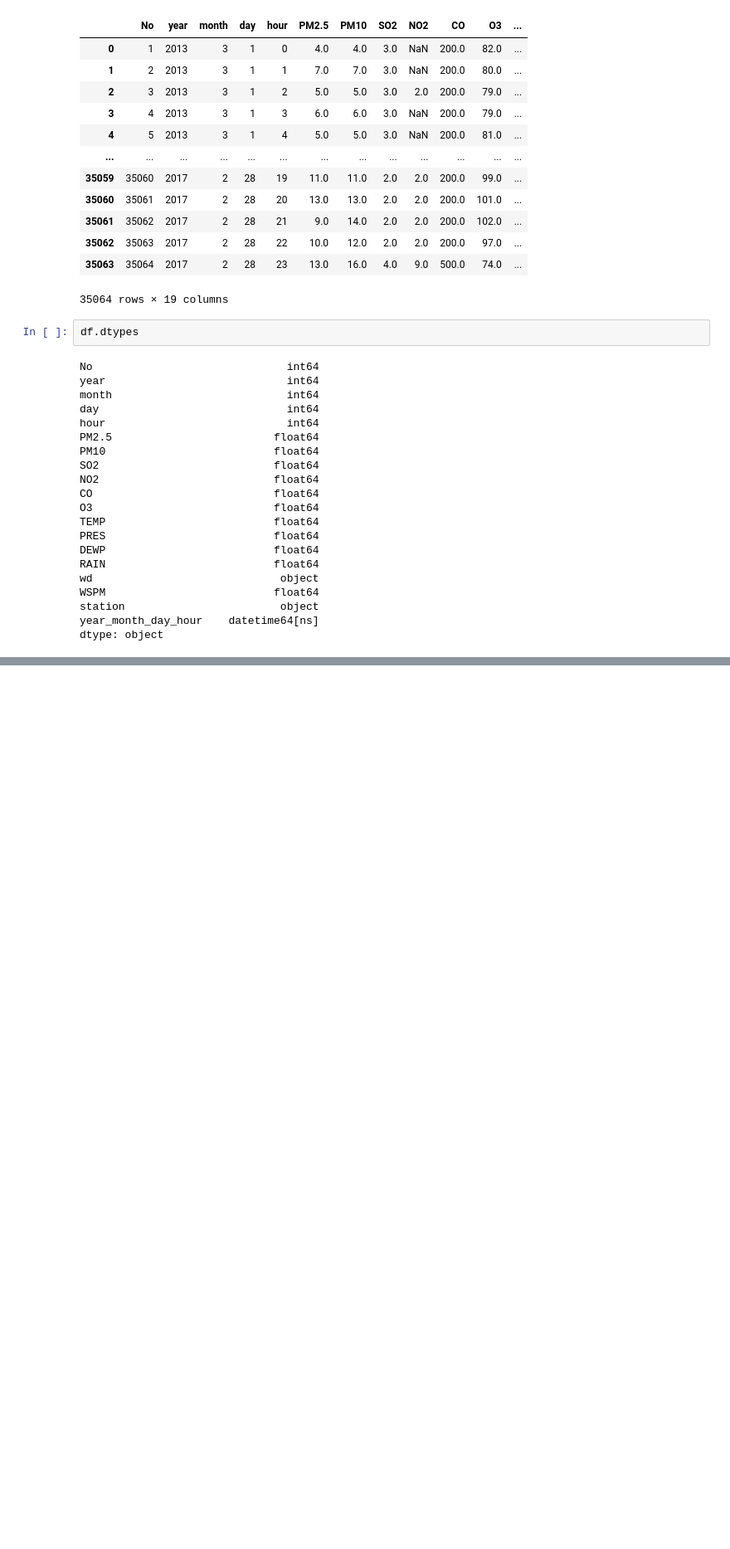
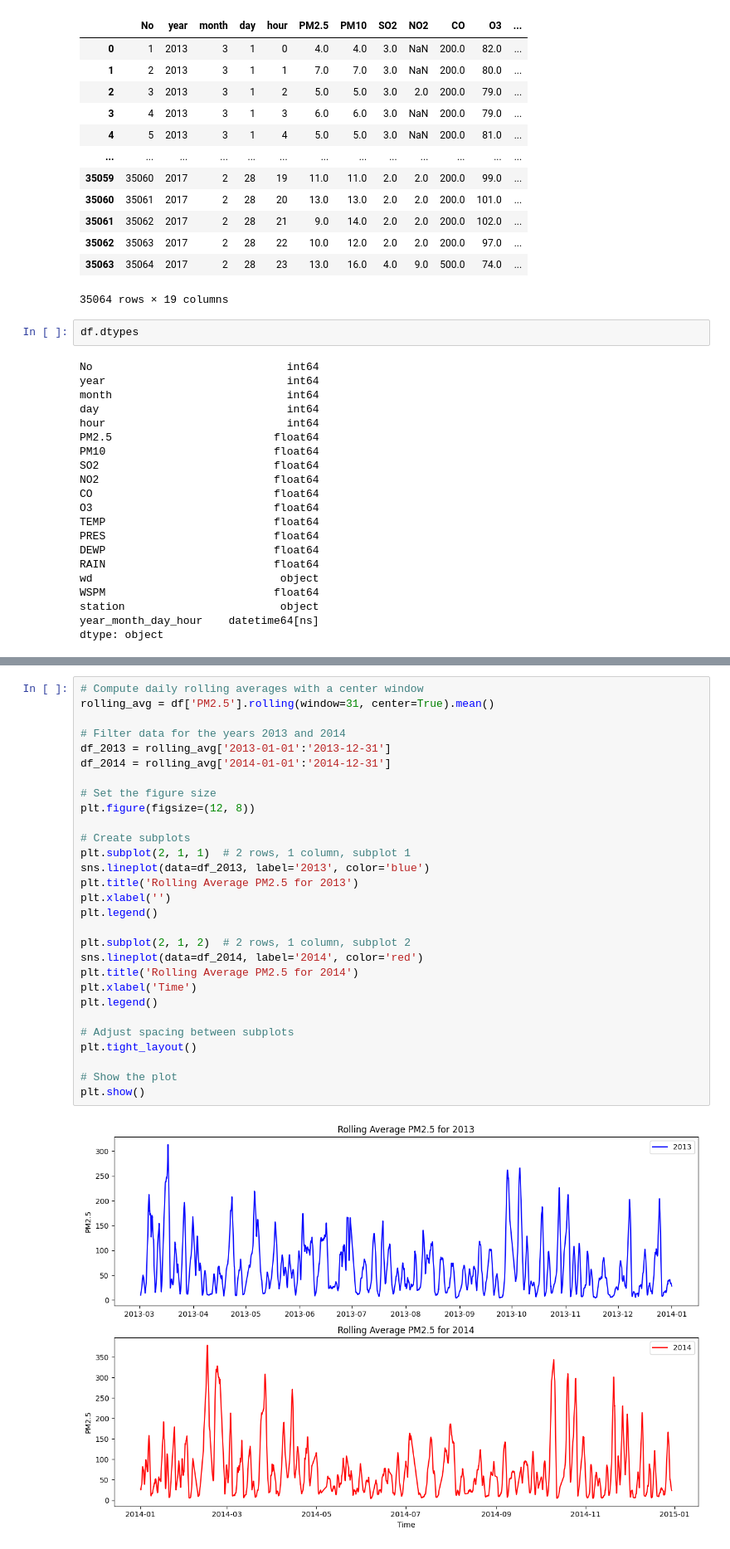
Before and after one commit to ShaunakSen/DS-ML-Concepts, a Jupyter notebook: Time Series Analysis/Tutorial series - AIEngineering/nb01.ipynb, the cells around one changed output, grey strips where cells are left out. Shown: that part at 83% size. Cells and saved outputs as stored; diff of their text form; blank space fills up the shorter version.

```diff
--- a/Time Series Analysis/Tutorial series - AIEngineering/nb01.ipynb
+++ b/Time Series Analysis/Tutorial series - AIEngineering/nb01.ipynb
@@ -255,0 +370,31 @@ dtype: object
+# %%
+# Compute daily rolling averages with a center window
+rolling_avg = df['PM2.5'].rolling(window=31, center=True).mean()
+
+# Filter data for the years 2013 and 2014
+df_2013 = rolling_avg['2013-01-01':'2013-12-31']
+df_2014 = rolling_avg['2014-01-01':'2014-12-31']
+
+# Set the figure size
+plt.figure(figsize=(12, 8))
+
+# Create subplots
+plt.subplot(2, 1, 1)  # 2 rows, 1 column, subplot 1
+sns.lineplot(data=df_2013, label='2013', color='blue')
+plt.title('Rolling Average PM2.5 for 2013')
+plt.xlabel('')
+plt.legend()
+
+plt.subplot(2, 1, 2)  # 2 rows, 1 column, subplot 2
+sns.lineplot(data=df_2014, label='2014', color='red')
+plt.title('Rolling Average PM2.5 for 2014')
+plt.xlabel('Time')
+plt.legend()
+
+# Adjust spacing between subplots
+plt.tight_layout()
+
+# Show the plot
+plt.show()
+# %% [output]
+[figure, added]
```
Also changed, not shown: parts of 11 cells of this notebook, 1 other file.
